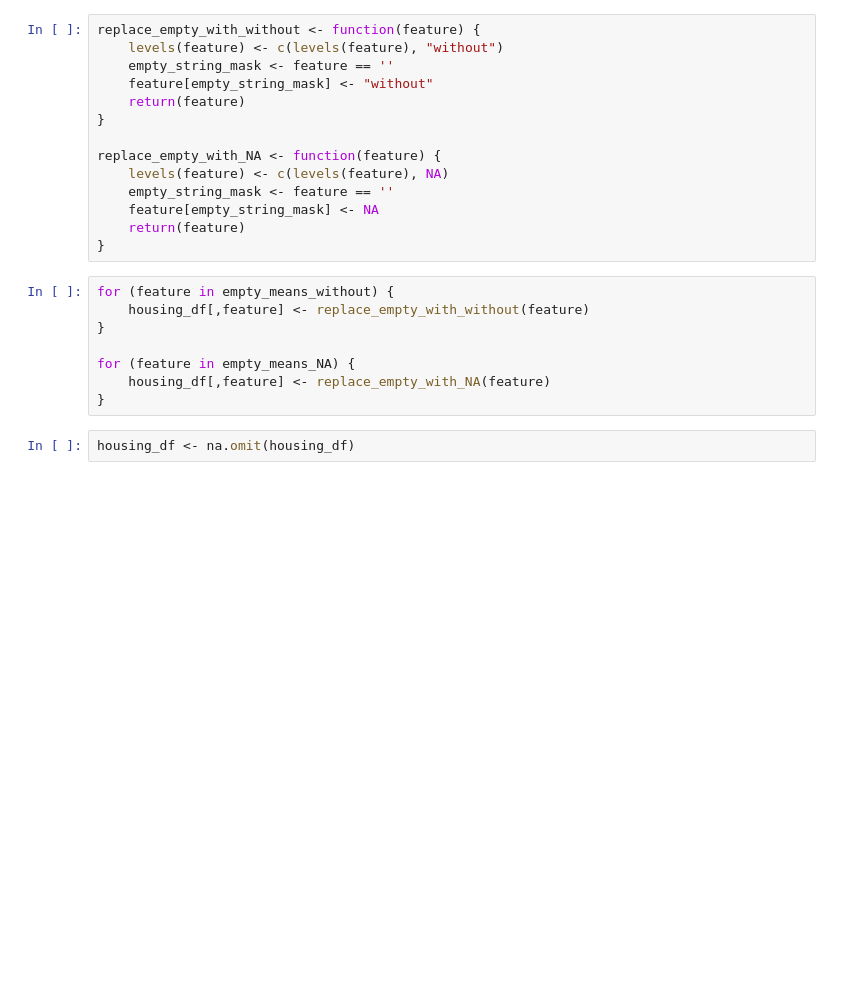
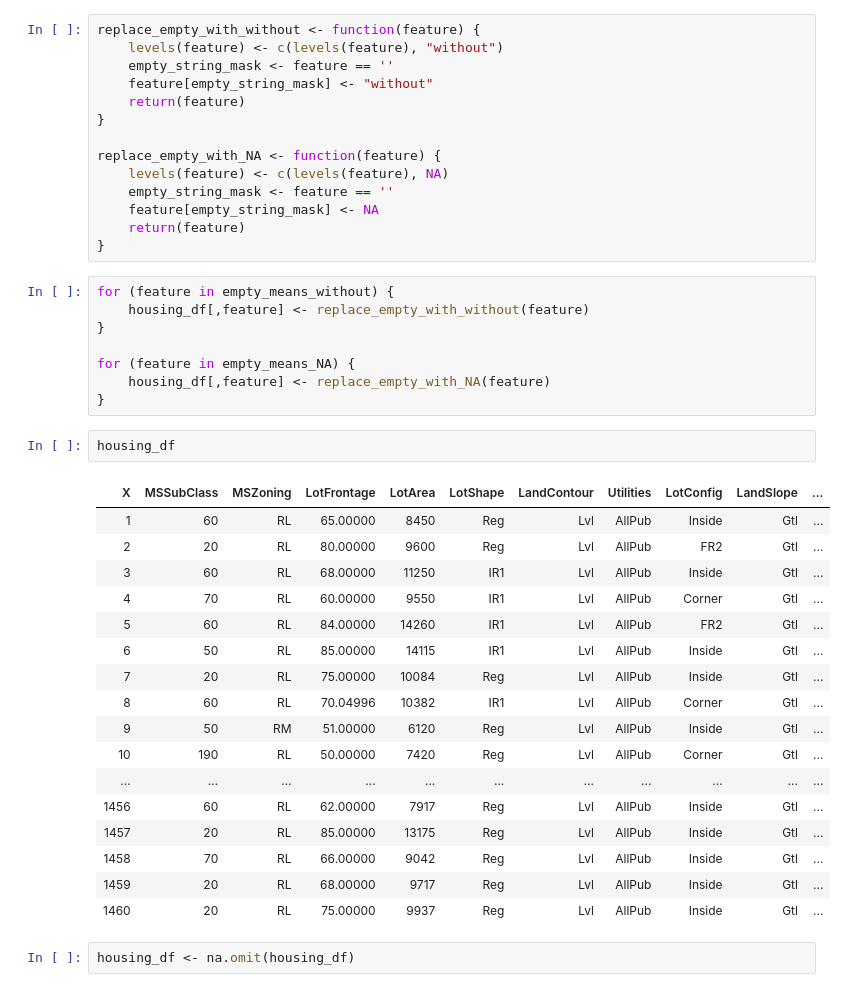
Before and after one commit to SangeethaThai/UCLA_CSX_450_2_2018_W, a Jupyter notebook: 06-ames-iowa/ipynb/02-impute_nan_values.ipynb, the cells around one changed output. Saved outputs shown, nothing was run; the diff lists cells and outputs as text; blank space fills up the shorter version.

```diff
--- a/06-ames-iowa/ipynb/02-impute_nan_values.ipynb
+++ b/06-ames-iowa/ipynb/02-impute_nan_values.ipynb
@@ -94,6 +94,26 @@ for (feature in empty_means_without) {
 for (feature in empty_means_NA) {
     housing_df[,feature] <- replace_empty_with_NA(feature)
 }
+# %%
+housing_df
+# %% [output]
+| X | MSSubClass | MSZoning | LotFrontage | LotArea | LotShape | LandContour | Utilities | LotConfig | LandSlope | ... |
+| 1 | 60 | RL | 65.00000 | 8450 | Reg | Lvl | AllPub | Inside | Gtl | ... |
+| 2 | 20 | RL | 80.00000 | 9600 | Reg | Lvl | AllPub | FR2 | Gtl | ... |
+| 3 | 60 | RL | 68.00000 | 11250 | IR1 | Lvl | AllPub | Inside | Gtl | ... |
+| 4 | 70 | RL | 60.00000 | 9550 | IR1 | Lvl | AllPub | Corner | Gtl | ... |
+| 5 | 60 | RL | 84.00000 | 14260 | IR1 | Lvl | AllPub | FR2 | Gtl | ... |
+| 6 | 50 | RL | 85.00000 | 14115 | IR1 | Lvl | AllPub | Inside | Gtl | ... |
+| 7 | 20 | RL | 75.00000 | 10084 | Reg | Lvl | AllPub | Inside | Gtl | ... |
+| 8 | 60 | RL | 70.04996 | 10382 | IR1 | Lvl | AllPub | Corner | Gtl | ... |
+| 9 | 50 | RM | 51.00000 | 6120 | Reg | Lvl | AllPub | Inside | Gtl | ... |
+| 10 | 190 | RL | 50.00000 | 7420 | Reg | Lvl | AllPub | Corner | Gtl | ... |
+| ... | ... | ... | ... | ... | ... | ... | ... | ... | ... | ... |
+| 1456 | 60 | RL | 62.00000 | 7917 | Reg | Lvl | AllPub | Inside | Gtl | ... |
+| 1457 | 20 | RL | 85.00000 | 13175 | Reg | Lvl | AllPub | Inside | Gtl | ... |
+| 1458 | 70 | RL | 66.00000 | 9042 | Reg | Lvl | AllPub | Inside | Gtl | ... |
+| 1459 | 20 | RL | 68.00000 | 9717 | Reg | Lvl | AllPub | Inside | Gtl | ... |
+| 1460 | 20 | RL | 75.00000 | 9937 | Reg | Lvl | AllPub | Inside | Gtl | ... |
 # %%
 housing_df <- na.omit(housing_df)
 # %%
```
Also changed, not shown: 5 other files.
